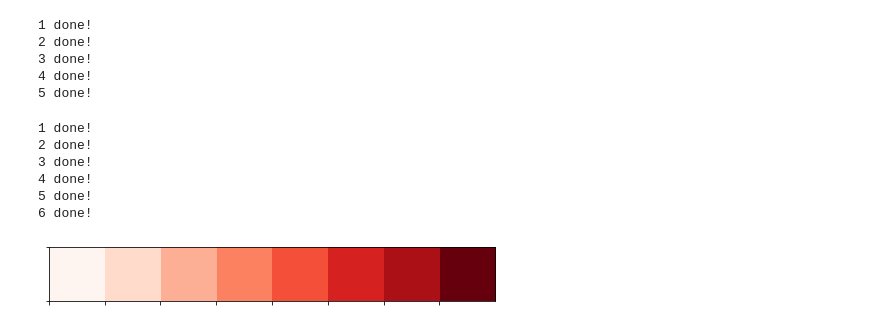
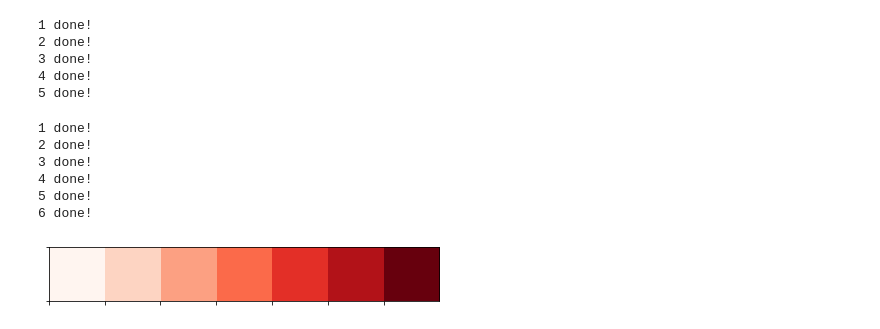
Before and after one commit to eric-jm-lang/10-ALKEIG, a Jupyter notebook: 12-Analysis_4/2-RMSD_based_MSM/Hole/5-Hole.ipynb, the cells around one changed output. Saved outputs shown, nothing was run; the diff lists cells and outputs as text; code cells hidden in the pictures.

Commit message:
Figures with new colors and restore merge pb

```diff
--- a/12-Analysis_4/2-RMSD_based_MSM/Hole/5-Hole.ipynb
+++ b/12-Analysis_4/2-RMSD_based_MSM/Hole/5-Hole.ipynb
@@ -199,14 +216,15 @@ with open('../pickled/2-Without_IPA/hole_std_r.pickle', 'wb') as outf:
 # %%
 hexlist=[]
 
-cmap = cm.get_cmap("Reds", 8)    # PiYG
+cmap = cm.get_cmap("Reds", 7)    # PiYG
 
 for i in range(cmap.N):
     rgb = cmap(i)[:3] # will return rgba, we take only first 3 so we get rgb
     hexlist.append(matplotlib.colors.rgb2hex(rgb))
 sns.set_palette(hexlist)
 sns.palplot(sns.color_palette())
-# my_cmap_ipa=ListedColormap([hexlist[6],hexlist[3],hexlist[2],hexlist[4],hexlist[5]])
+
+# my_cmap_ipa=[hexlist[5],hexlist[2],hexlist[1],hexlist[3],hexlist[4]]
 my_cmap_ipa=[hexlist[6],hexlist[3],hexlist[2],hexlist[4],hexlist[5]]
 # %% [output]
-[figure, old version]
+[figure, new version]
```
Also changed, not shown: parts of 17 cells of this notebook, 47 other files.
